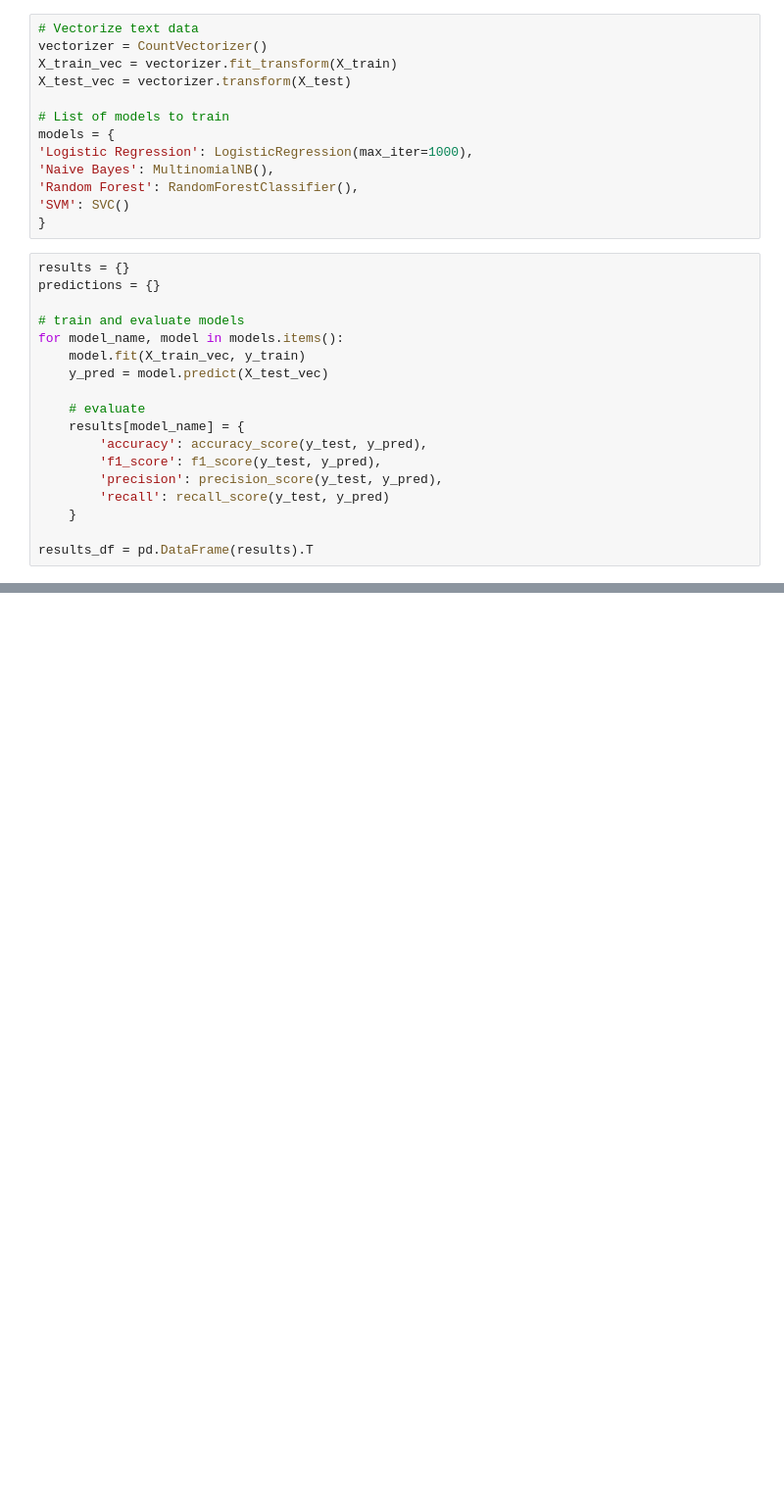
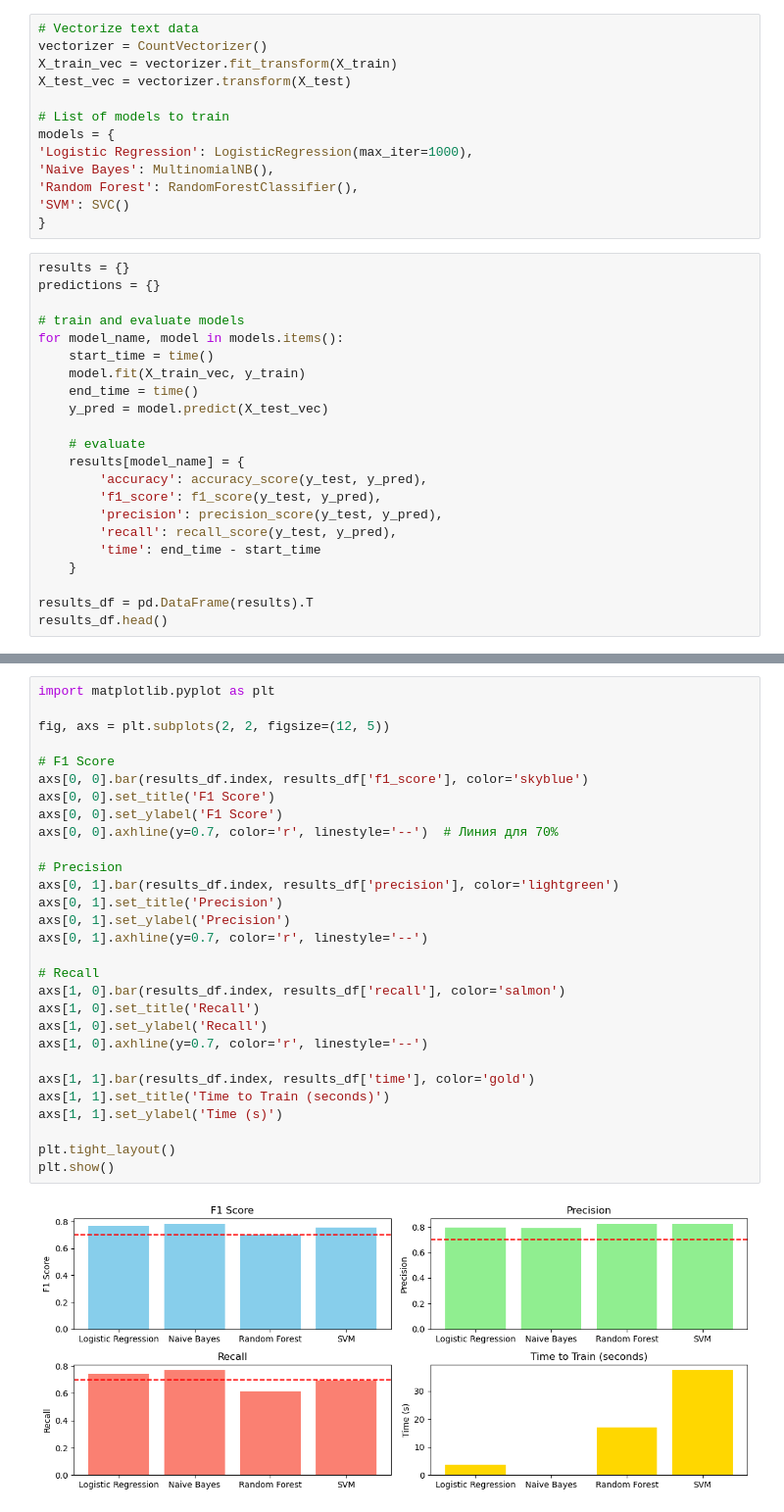
Before and after one commit to navti/MLProjects, a Jupyter notebook: sarcasm_detection/sarcasm.ipynb, the cells around one changed output, grey strips where cells are left out. Shown: that part at 98% size. Cells and saved outputs as stored; diff of their text form; blank space fills up the shorter version.

```diff
--- a/sarcasm_detection/sarcasm.ipynb
+++ b/sarcasm_detection/sarcasm.ipynb
@@ -205,7 +206,9 @@ predictions = {}
 
 # train and evaluate models
 for model_name, model in models.items():
+    start_time = time()
     model.fit(X_train_vec, y_train)
+    end_time = time()
     y_pred = model.predict(X_test_vec)
 
     # evaluate
@@ -213,7 +216,9 @@ for model_name, model in models.items():
         'accuracy': accuracy_score(y_test, y_pred),
         'f1_score': f1_score(y_test, y_pred),
         'precision': precision_score(y_test, y_pred),
-        'recall': recall_score(y_test, y_pred)
+        'recall': recall_score(y_test, y_pred),
+        'time': end_time - start_time
     }
 
 results_df = pd.DataFrame(results).T
+results_df.head()
@@ -227,0 +233,31 @@ results_df.head()
+# %%
+import matplotlib.pyplot as plt
+
+fig, axs = plt.subplots(2, 2, figsize=(12, 5))
+
+# F1 Score
+axs[0, 0].bar(results_df.index, results_df['f1_score'], color='skyblue')
+axs[0, 0].set_title('F1 Score')
+axs[0, 0].set_ylabel('F1 Score')
+axs[0, 0].axhline(y=0.7, color='r', linestyle='--')  # Линия для 70%
+
+# Precision
+axs[0, 1].bar(results_df.index, results_df['precision'], color='lightgreen')
+axs[0, 1].set_title('Precision')
+axs[0, 1].set_ylabel('Precision')
+axs[0, 1].axhline(y=0.7, color='r', linestyle='--')
+
+# Recall
+axs[1, 0].bar(results_df.index, results_df['recall'], color='salmon')
+axs[1, 0].set_title('Recall')
+axs[1, 0].set_ylabel('Recall')
+axs[1, 0].axhline(y=0.7, color='r', linestyle='--')
+
+axs[1, 1].bar(results_df.index, results_df['time'], color='gold')
+axs[1, 1].set_title('Time to Train (seconds)')
+axs[1, 1].set_ylabel('Time (s)')
+
+plt.tight_layout()
+plt.show()
+# %% [output]
+[figure, added]
```
Also changed, not shown: parts of 6 cells of this notebook.
